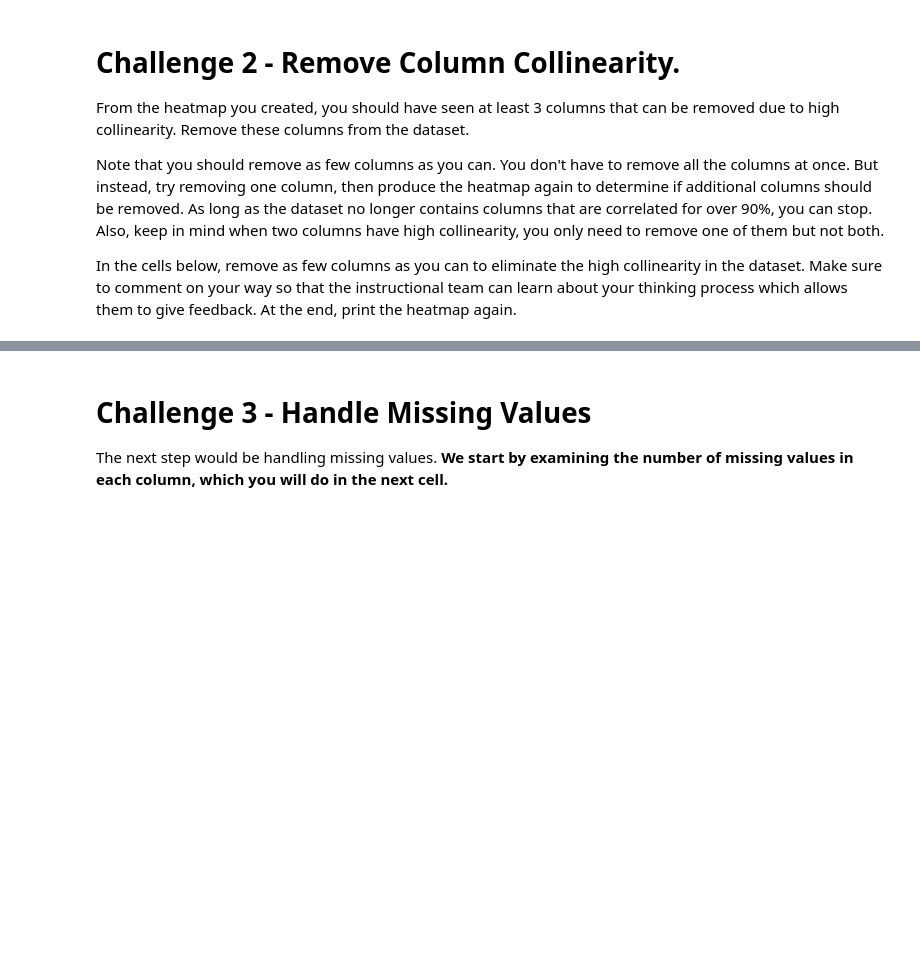
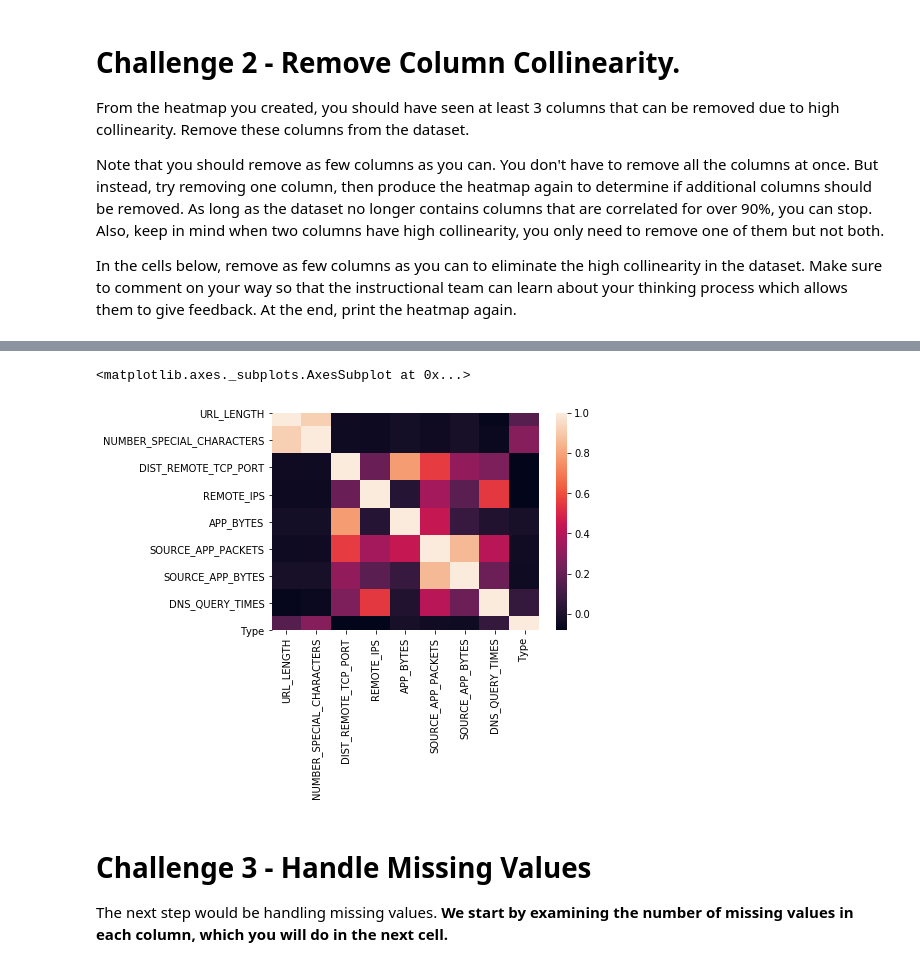
Before and after one commit to ta-data-bcn/lab-supervised-learning, a Jupyter notebook: your-code/main.ipynb, the cells around one changed output, grey strips where cells are left out. Saved outputs shown, nothing was run; the diff lists cells and outputs as text; code cells hidden in the pictures; blank space fills up the shorter version.

```diff
--- a/your-code/main.ipynb
+++ b/your-code/main.ipynb
@@ -175,3 +346,10 @@ In the cells below, remove as few columns as you can to eliminate the high colli
+# %%
+corr_matrix_mod4 = websites.corr()
+# %%
+sns.heatmap(corr_matrix_mod4)
+# %% [output]
+<matplotlib.axes._subplots.AxesSubplot at 0x...>
+[figure, added]
 # %% [markdown]
 # Challenge 3 - Handle Missing Values
 
```
Also changed, not shown: parts of 86 cells of this notebook.
